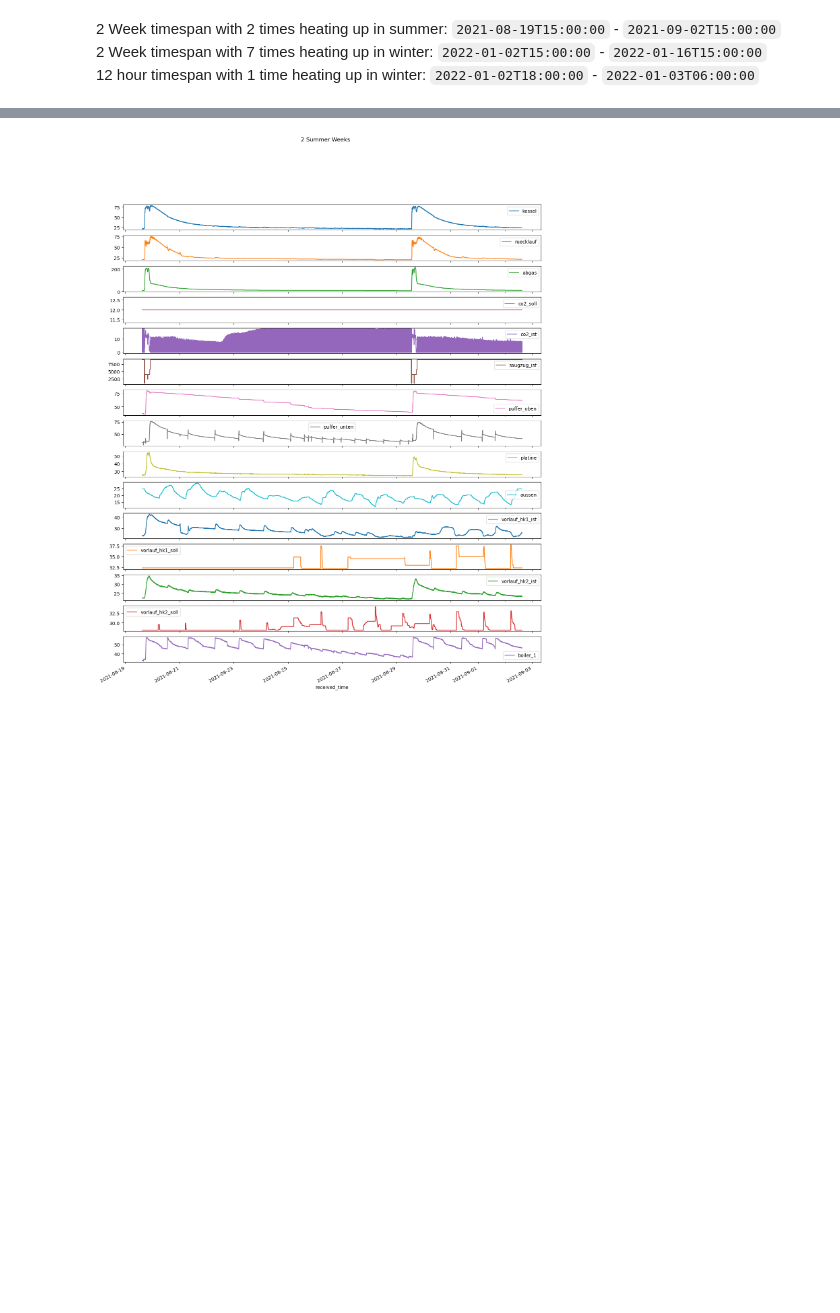
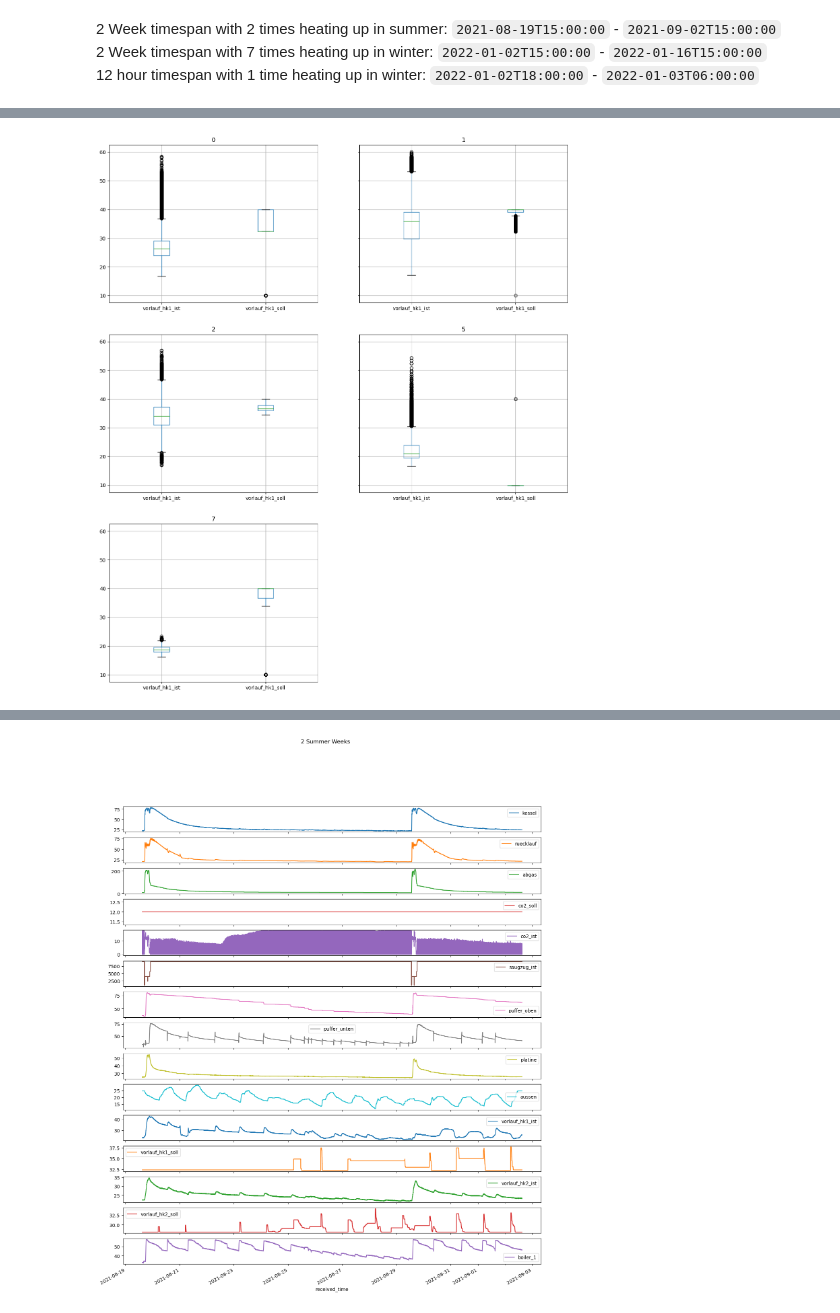
Before and after one commit to Joelius300/HeatingDataMonitor, a Jupyter notebook: forecasting/playing_around_with_1-min_data.ipynb, the cells around one changed output, grey strips where cells are left out. Saved outputs shown, nothing was run; the diff lists cells and outputs as text; code cells hidden in the pictures; blank space fills up the shorter version.

```diff
--- a/forecasting/playing_around_with_1-min_data.ipynb
+++ b/forecasting/playing_around_with_1-min_data.ipynb
@@ -149,0 +152,4 @@ mpl.rcParams['axes.grid'] = False
+# %%
+_ = df[['vorlauf_hk1_ist', 'vorlauf_hk1_soll', 'betriebsphase_hk1']].groupby(df['betriebsphase_hk1']).boxplot()
+# %% [output]
+[figure, added]
```
Also changed, not shown: parts of 4 cells of this notebook.
